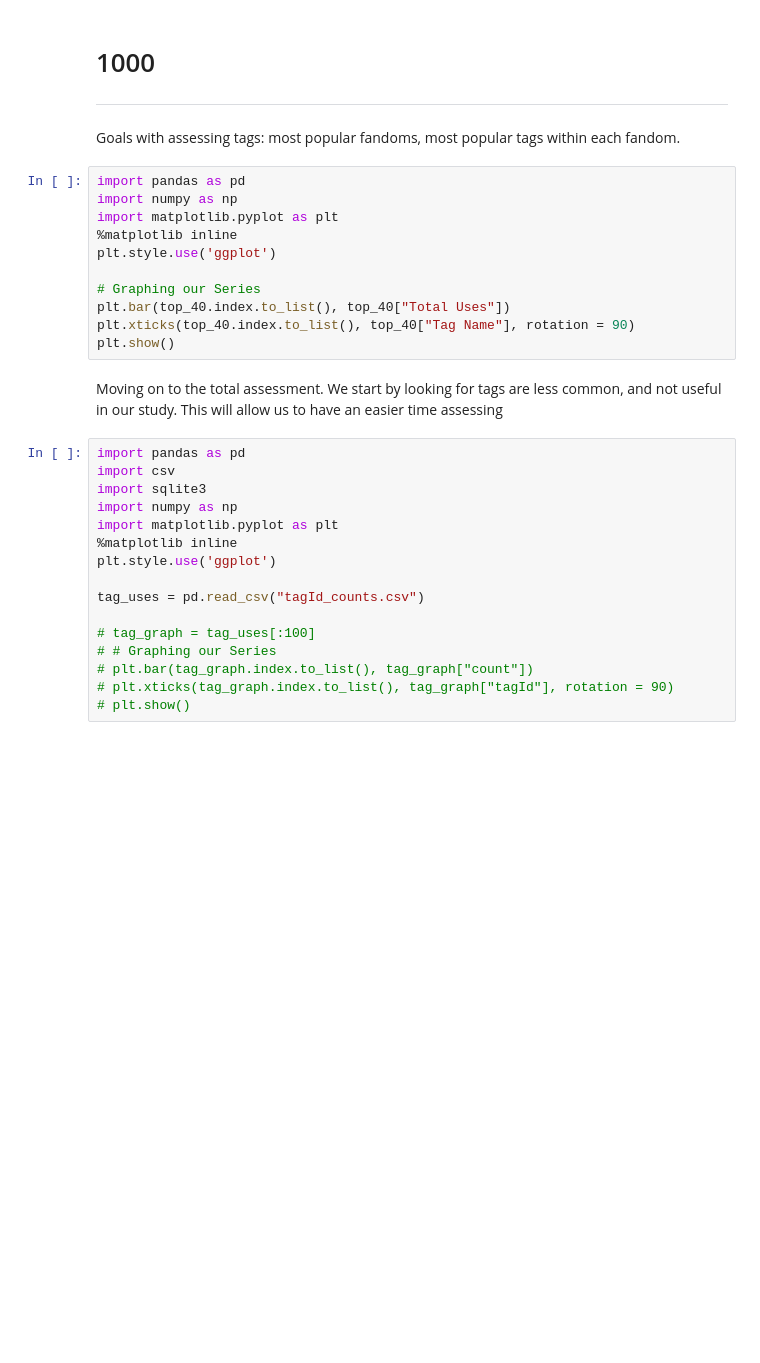
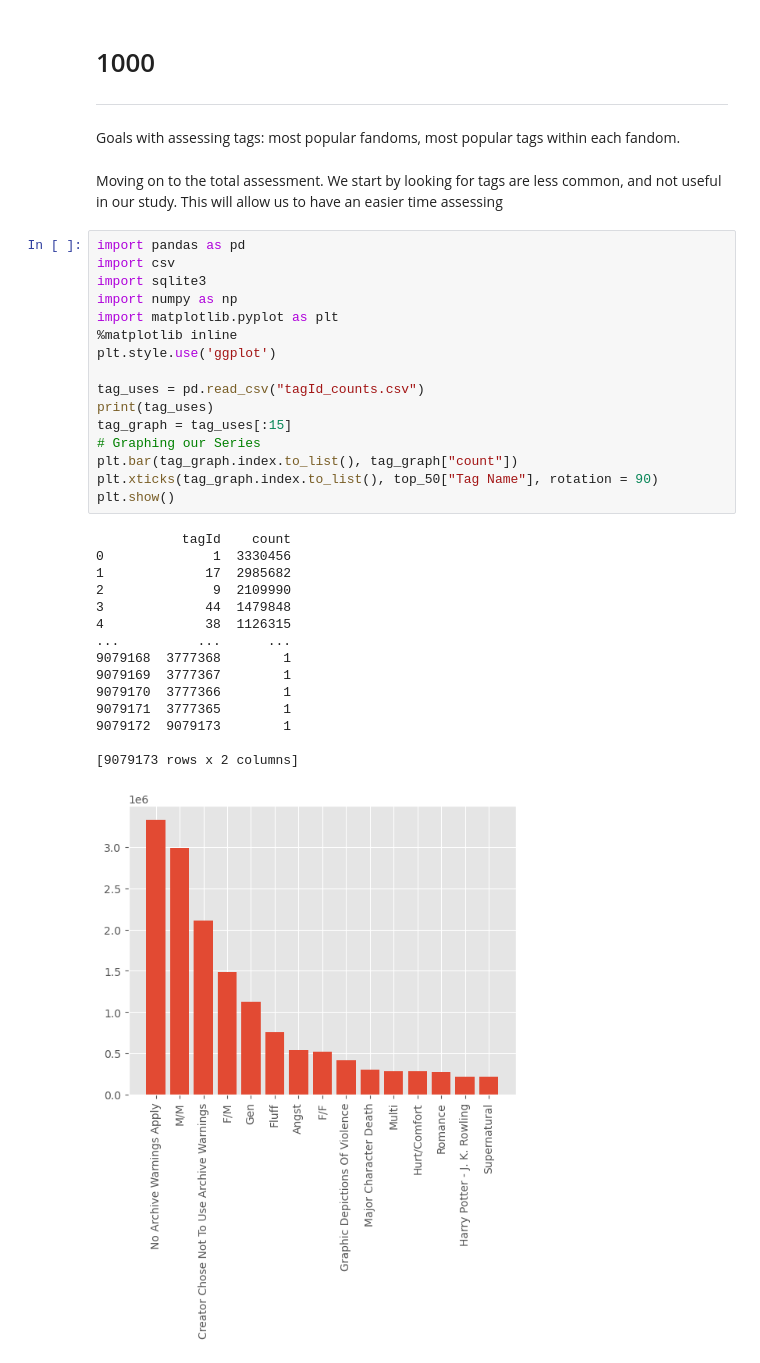
Before and after one commit to bekwashburn/COMP5360_Final_Project, a Jupyter notebook: COMP5360_data_CodeCat/Tags-Assessment.ipynb, the cells around one changed output. Saved outputs shown, nothing was run; the diff lists cells and outputs as text; blank space fills up the shorter version.

```diff
--- a/COMP5360_data_CodeCat/Tags-Assessment.ipynb
+++ b/COMP5360_data_CodeCat/Tags-Assessment.ipynb
@@ -56,32 +155,37 @@ new_data
 
 ---
 Goals with assessing tags: most popular fandoms, most popular tags within each fandom.
-# %%
-import pandas as pd
-import numpy as np
-import matplotlib.pyplot as plt
-%matplotlib inline
-plt.style.use('ggplot')
-
-# Graphing our Series
-plt.bar(top_40.index.to_list(), top_40["Total Uses"])
-plt.xticks(top_40.index.to_list(), top_40["Tag Name"], rotation = 90)
-plt.show()
 # %% [markdown]
 Moving on to the total assessment. We start by looking for tags are less common, and not useful in our study. This will allow us to have an easier time assessing
 # %%
 import pandas as pd
 import csv
 import sqlite3
 import numpy as np
 import matplotlib.pyplot as plt
 %matplotlib inline
 plt.style.use('ggplot')
 
 tag_uses = pd.read_csv("tagId_counts.csv")
-
-# tag_graph = tag_uses[:100]
-# # Graphing our Series
-# plt.bar(tag_graph.index.to_list(), tag_graph["count"])
-# plt.xticks(tag_graph.index.to_list(), tag_graph["tagId"], rotation = 90)
-# plt.show()
+print(tag_uses)
+tag_graph = tag_uses[:15]
+# Graphing our Series
+plt.bar(tag_graph.index.to_list(), tag_graph["count"])
+plt.xticks(tag_graph.index.to_list(), top_50["Tag Name"], rotation = 90)
+plt.show()
+# %% [output]
+           tagId    count
+0              1  3330456
+1             17  2985682
+2              9  2109990
+3             44  1479848
+4             38  1126315
+...          ...      ...
+9079168  3777368        1
+9079169  3777367        1
+9079170  3777366        1
+9079171  3777365        1
+9079172  9079173        1
+
+[9079173 rows x 2 columns]
+[figure, added]
```
Also changed, not shown: parts of 19 cells of this notebook, 1 other file.
